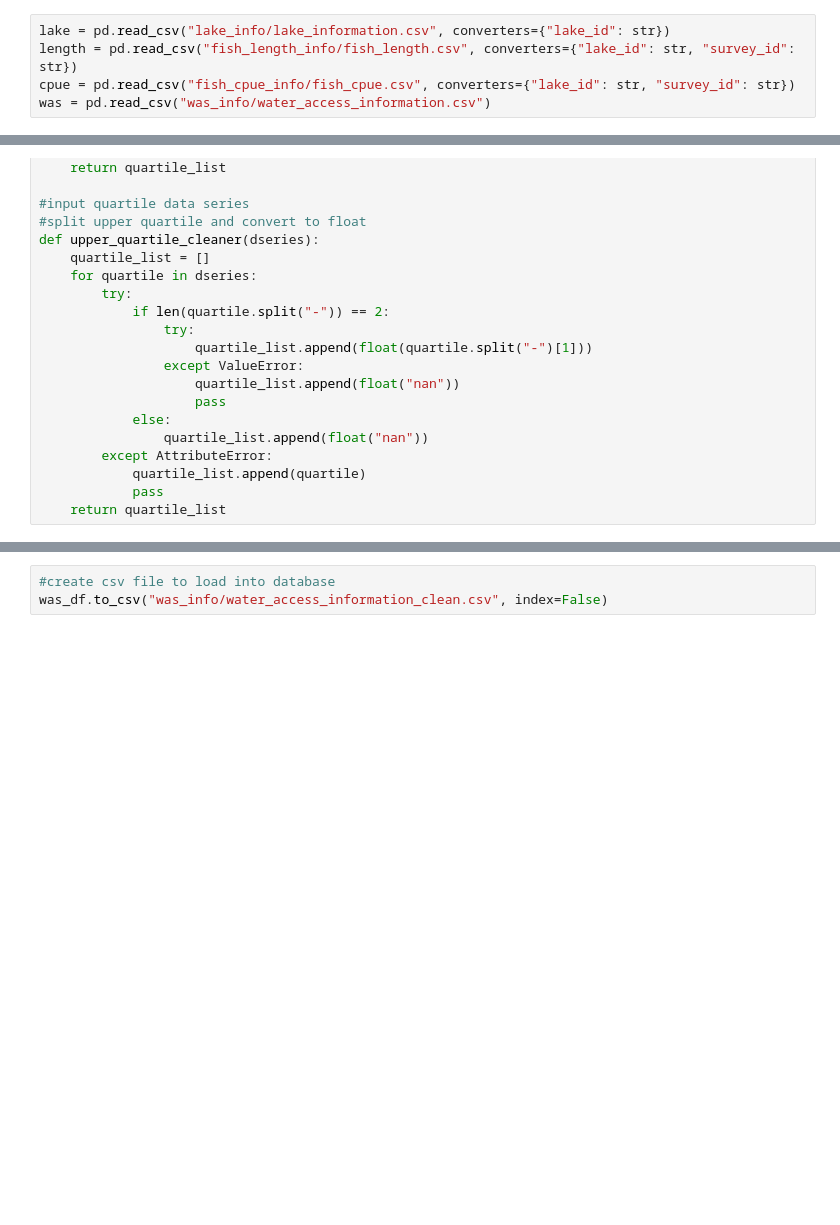
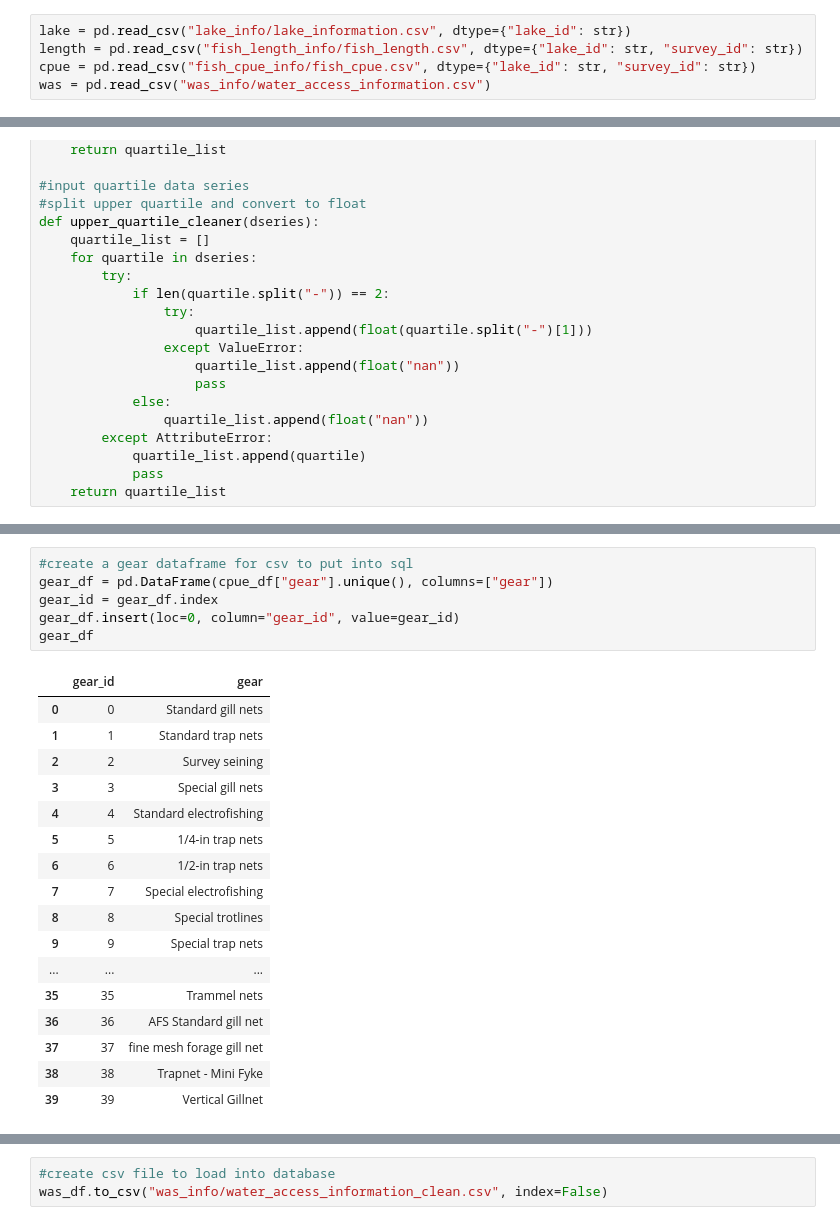
Before and after one commit to lwunderl/Minnesota-Fish-Explorer, a Jupyter notebook: Fishing_Explorer/Data/data_cleaner.ipynb, the cells around one changed output, grey strips where cells are left out. Cells and saved outputs as stored; diff of their text form; blank space fills up the shorter version.

```diff
--- a/Fishing_Explorer/Data/data_cleaner.ipynb
+++ b/Fishing_Explorer/Data/data_cleaner.ipynb
@@ -4,7 +4,7 @@ import json
 import re
 import numpy as np
 # %%
-lake = pd.read_csv("lake_info/lake_information.csv", converters={"lake_id": str})
-length = pd.read_csv("fish_length_info/fish_length.csv", converters={"lake_id": str, "survey_id": str})
-cpue = pd.read_csv("fish_cpue_info/fish_cpue.csv", converters={"lake_id": str, "survey_id": str})
+lake = pd.read_csv("lake_info/lake_information.csv", dtype={"lake_id": str})
+length = pd.read_csv("fish_length_info/fish_length.csv", dtype={"lake_id": str, "survey_id": str})
+cpue = pd.read_csv("fish_cpue_info/fish_cpue.csv", dtype={"lake_id": str, "survey_id": str})
 was = pd.read_csv("was_info/water_access_information.csv")
@@ -185,3 +365,27 @@ cpue_df.info()
+# %%
+#create a gear dataframe for csv to put into sql
+gear_df = pd.DataFrame(cpue_df["gear"].unique(), columns=["gear"])
+gear_id = gear_df.index
+gear_df.insert(loc=0, column="gear_id", value=gear_id)
+gear_df
+# %% [output]
+|  | gear_id | gear |
+| 0 | 0 | Standard gill nets |
+| 1 | 1 | Standard trap nets |
+| 2 | 2 | Survey seining |
+| 3 | 3 | Special gill nets |
+| 4 | 4 | Standard electrofishing |
+| 5 | 5 | 1/4-in trap nets |
+| 6 | 6 | 1/2-in trap nets |
+| 7 | 7 | Special electrofishing |
+| 8 | 8 | Special trotlines |
+| 9 | 9 | Special trap nets |
+| ... | ... | ... |
+| 35 | 35 | Trammel nets |
+| 36 | 36 | AFS Standard gill net |
+| 37 | 37 | fine mesh forage gill net |
+| 38 | 38 | Trapnet - Mini Fyke |
+| 39 | 39 | Vertical Gillnet |
 # %%
 #create csv files to load into database
 lake_df.to_csv("lake_info/lake_information_clean.csv", index=False)
```
Also changed, not shown: parts of 16 cells of this notebook, 7 other files.
